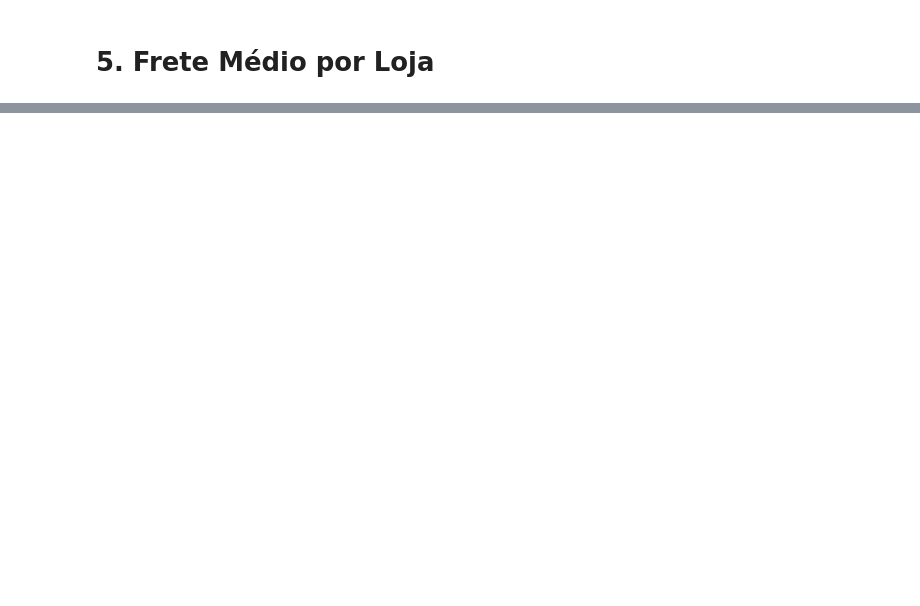
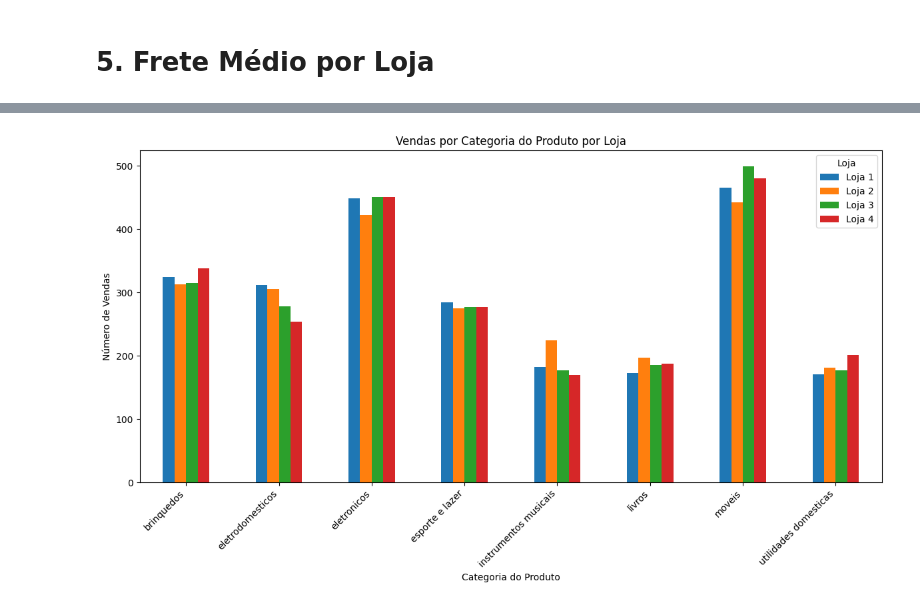
Before and after one commit to EliasNote/challenge1-data-science, a Jupyter notebook: AluraStoreBrasil.ipynb, the cells around one changed output, grey strips where cells are left out. Cells and saved outputs as stored; diff of their text form; code cells hidden in the pictures; blank space fills up the shorter version.

```diff
--- a/AluraStoreBrasil.ipynb
+++ b/AluraStoreBrasil.ipynb
@@ -28,4 +31,9 @@ loja.head()
 # %% [markdown]
 # 2. Vendas por Categoria
+# %%
+loja1_cat = loja1['Categoria do Produto'].value_counts()
+loja2_cat = loja2['Categoria do Produto'].value_counts()
+loja3_cat = loja3['Categoria do Produto'].value_counts()
+loja4_cat = loja4['Categoria do Produto'].value_counts()
 # %% [markdown]
 # 3. Média de Avaliação das Lojas
@@ -35,0 +127,23 @@ loja.head()
+# %%
+import pandas as pd
+import matplotlib.pyplot as plt
+
+# Combine category counts from all stores into a single DataFrame
+all_categories = pd.DataFrame({
+    'Loja 1': loja1_cat,
+    'Loja 2': loja2_cat,
+    'Loja 3': loja3_cat,
+    'Loja 4': loja4_cat
+}).fillna(0)
+
+# Plotting the grouped bar chart
+all_categories.plot(kind='bar', figsize=(12, 7))
+plt.title('Vendas por Categoria do Produto por Loja')
+plt.xlabel('Categoria do Produto')
+plt.ylabel('Número de Vendas')
+plt.xticks(rotation=45, ha='right')
+plt.legend(title='Loja')
+plt.tight_layout()
+plt.show()
+# %% [output]
+[figure, added]
```
Also changed, not shown: parts of 16 cells of this notebook.
